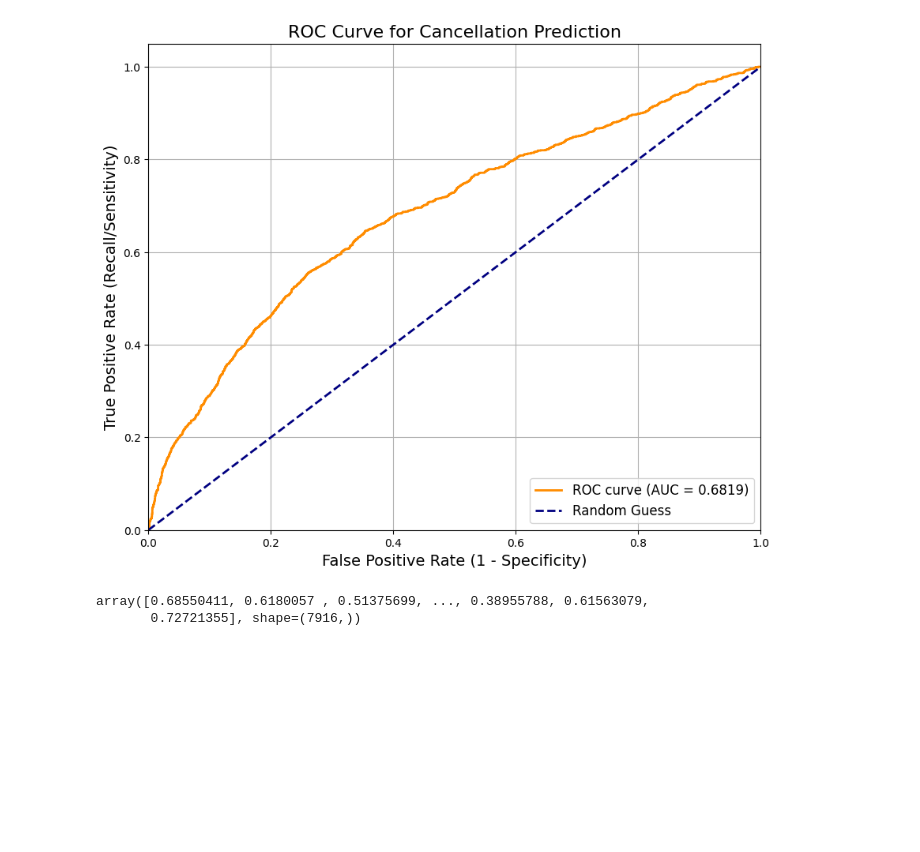
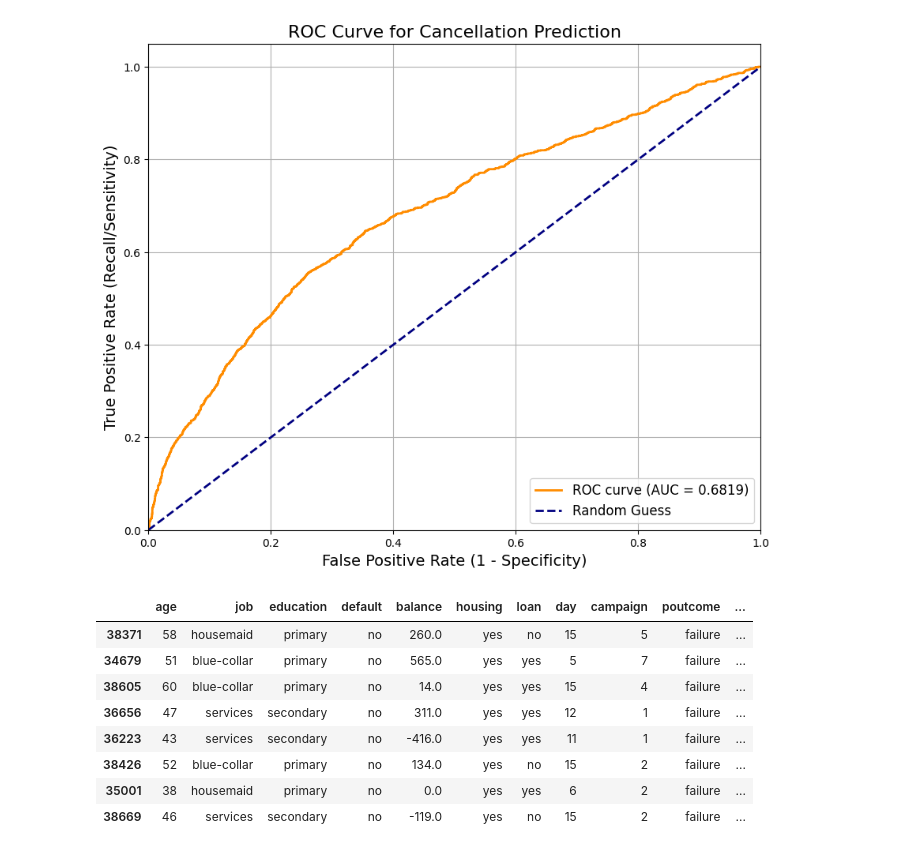
Before and after one commit to csmoilis/final_assignment_bank_campaign, a Jupyter notebook: Cristian_notebook.ipynb, the cells around one changed output. Cells and saved outputs as stored; diff of their text form; code cells hidden in the pictures; blank space fills up the shorter version.

```diff
--- a/Cristian_notebook.ipynb
+++ b/Cristian_notebook.ipynb
@@ -1096,7 +1104,19 @@ plt.show()
 Final Model ROC AUC on Test Set: 0.6819
 [figure]
 # %%
-y_pred_logreg_proba
+df_result = X_test.copy()  # copy features
+df_result["y"] = y_test.values   # add true labels
+df_result["y_pred_proba"] = y_pred_logreg_proba
+
+df_result_sorted = df_result.sort_values(by = "y_pred_proba", ascending= True)
+df_result_sorted.head(8)
 # %% [output]
-array([0.68550411, 0.6180057 , 0.51375699, ..., 0.38955788, 0.61563079,
-       0.72721355], shape=(7916,))
+|  | age | job | education | default | balance | housing | loan | day | campaign | poutcome | ... |
+| 38371 | 58 | housemaid | primary | no | 260.0 | yes | no | 15 | 5 | failure | ... |
+| 34679 | 51 | blue-collar | primary | no | 565.0 | yes | yes | 5 | 7 | failure | ... |
+| 38605 | 60 | blue-collar | primary | no | 14.0 | yes | yes | 15 | 4 | failure | ... |
+| 36656 | 47 | services | secondary | no | 311.0 | yes | yes | 12 | 1 | failure | ... |
+| 36223 | 43 | services | secondary | no | -416.0 | yes | yes | 11 | 1 | failure | ... |
+| 38426 | 52 | blue-collar | primary | no | 134.0 | yes | no | 15 | 2 | failure | ... |
+| 35001 | 38 | housemaid | primary | no | 0.0 | yes | yes | 6 | 2 | failure | ... |
+| 38669 | 46 | services | secondary | no | -119.0 | yes | no | 15 | 2 | failure | ... |
```
Also changed, not shown: parts of 6 cells of this notebook, 2 other files.
